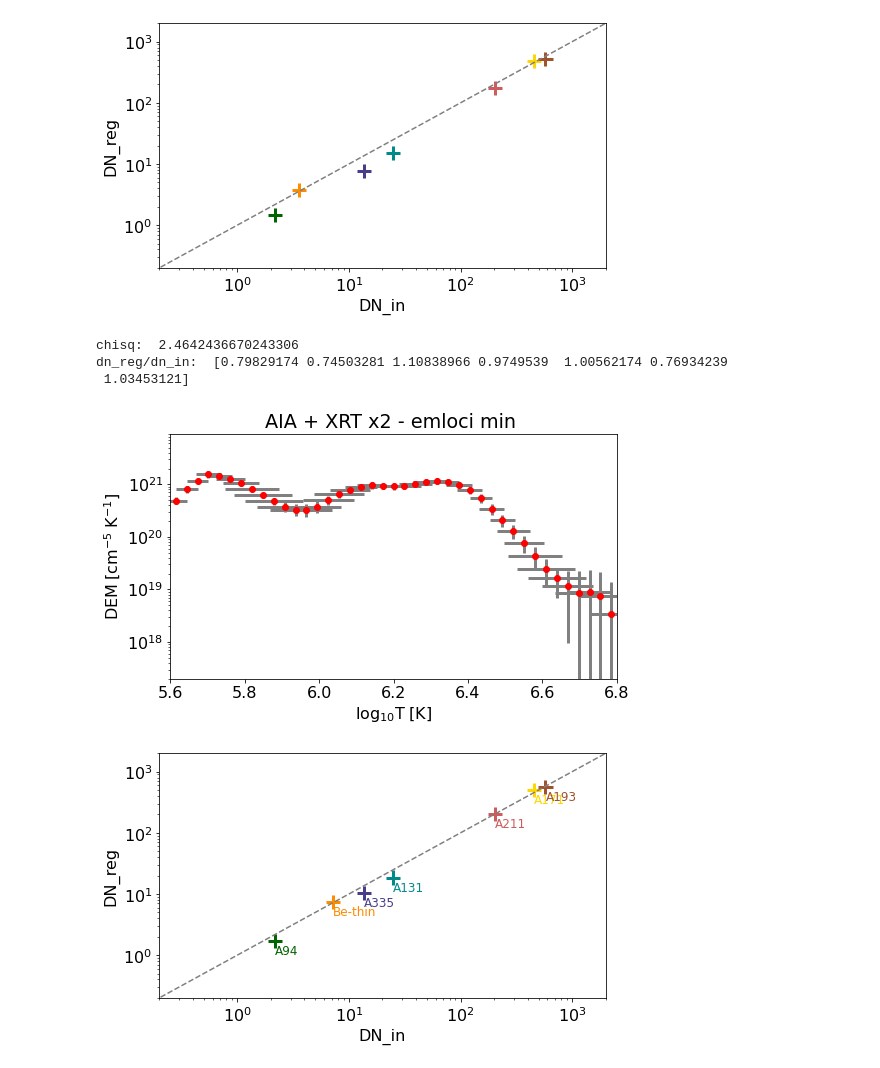
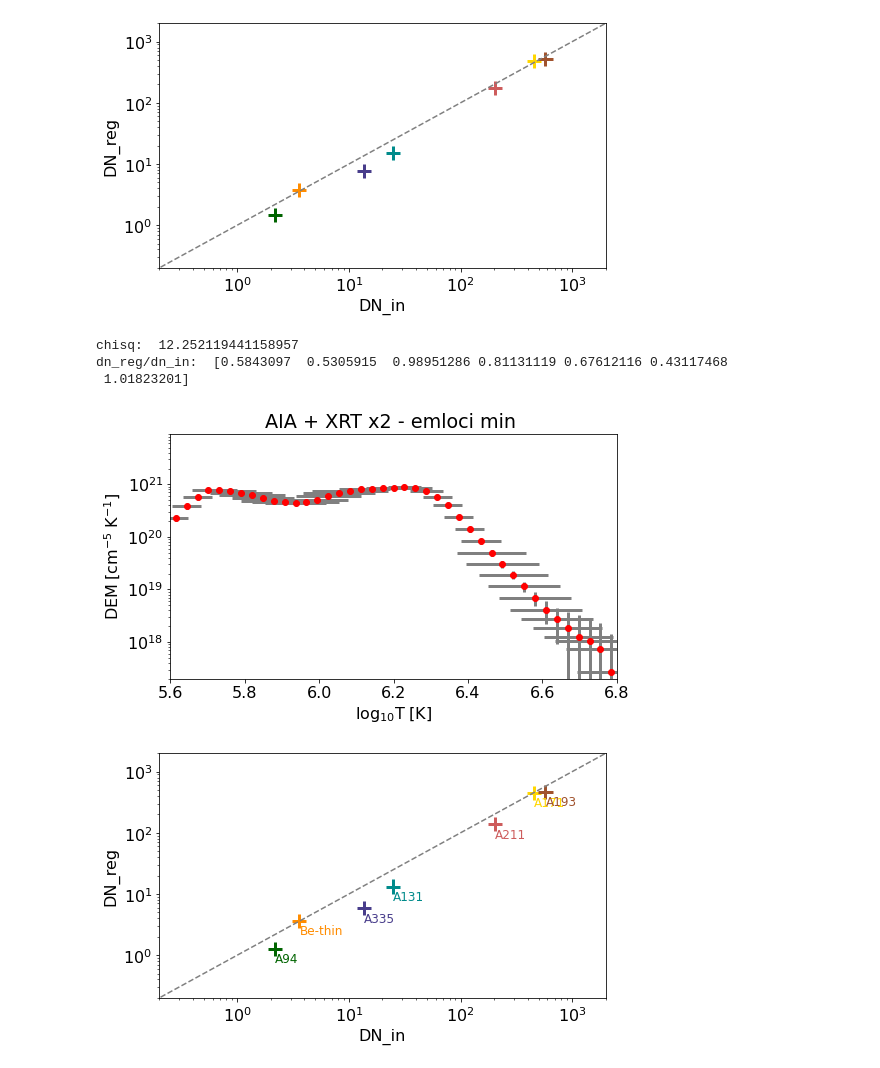
Before and after one commit to ianan/axn_example, a Jupyter notebook: ax_sep2020.ipynb, the cells around one changed output. Drawn from its saved outputs; the diff is of its cells as text; code cells hidden in the pictures.

```diff
--- a/axn_sep2020.ipynb
+++ b/ax_sep2020.ipynb
@@ -400,13 +397,19 @@ dn_reg/dn_in:  [0.68691167 0.61083995 1.06549675 0.90676558 0.84026065 0.5667795
 [figure]
 [figure]
 # %%
-#  Maybe the XRT value is too small due to the contamination spots?
-dn_in2=np.copy(dn_in)
-dn_in2[6]=dn_in2[6]*2.0
-edn_in2=0.1*np.copy(dn_in2)
+# Maybe the XRT value/response not correct?
+# Wright et al. 2017 and Schmelz et al. 2015 did this via factor x2-3 of the XRT temperature response
+# i.e. https://iopscience.iop.org/article/10.3847/1538-4357/aa7a59#apjaa7a59f8
+
+# In this form this does not seem to help
+# Maybe need to be better with the input uncertainties, as very weak signals here.
+
+trm2=np.copy(trmatrix)
+#  Multiply the XRT response by 2
+trm2[:,6]=trm2[:,6]*2.0
 
 #  Use the min of the EM loci as an intial weighting to L
-emloc=dn_in2/trmatrix
+emloc=dn_in/trm2
 emloc_int=np.zeros([len(dt),len(dn_in)])
 for i in np.arange(len(dn_in)):
     emloc_int[:,i]=10**(np.interp(mlogt,tresp_logt,np.log10(emloc[:,i])))/dt
@@ -418,39 +421,41 @@ for i in np.arange(len(dt)):
 emloc_int_min_smth=np.convolve(emloc_int_min[1:-1],np.ones(5)/5)[1:-1]
 
 dem,edem,elogt,chisq,dn_reg\
-    =dn2dem_pos(dn_in2,edn_in2,trmatrix,tresp_logt,temps,\
+    =dn2dem_pos(dn_in,edn_in,trm2,tresp_logt,temps,\
                 dem_norm0=emloc_int_min_smth/np.max(emloc_int_min_smth))
 
 print('chisq: ',chisq)
-print('dn_reg/dn_in: ',dn_reg/dn_in2)
+print('dn_reg/dn_in: ',dn_reg/dn_in)
 fig = plt.figure(figsize=(8, 4.5))
 plt.errorbar(mlogt,dem,xerr=elogt,yerr=edem,fmt='or',ecolor='gray', elinewidth=3, capsize=0)
 # plt.semilogy(mlogt,emloc_int_min_smth)
 plt.title('AIA + XRT x2 - emloci min ')
 plt.xlabel('$\mathrm{\log_{10}T\;[K]}$')
 plt.ylabel('$\mathrm{DEM\;[cm^{-5}\;K^{-1}]}$')
 plt.ylim([2e17,9e21])
 plt.xlim(np.log10([np.min(temps),np.max(temps)]))
 plt.rcParams.update({'font.size': 16})
 plt.yscale('log')
 plt.show()
 
 fig,ax = plt.subplots(figsize=(8, 4.5))
-plt.scatter(dn_in2,dn_reg,color=clrs,marker='+',s=200,lw=3)
+plt.scatter(dn_in,dn_reg,color=clrs,marker='+',s=200,lw=3)
 for i, lab in enumerate(chanax):
-    ax.annotate(lab, (dn_in2[i], 0.6*dn_reg[i]),color=clrs[i],fontsize=12)
+    ax.annotate(lab, (dn_in[i], 0.6*dn_reg[i]),color=clrs[i],fontsize=12)
 plt.plot([1e-1,1e4],[1e-1,1e4],color='grey',ls='dashed')
 plt.xlabel('DN_in')
 plt.ylabel('DN_reg')
 plt.ylim([2e-1,2e3])
 plt.xlim([2e-1,2e3])
 plt.rcParams.update({'font.size': 16})
 plt.yscale('log')
 plt.xscale('log')
 plt.show()
+
+# Seems to make things worse in this case ?!?!?!?
 # %% [output]
-chisq:  2.4642436670243306
-dn_reg/dn_in:  [0.79829174 0.74503281 1.10838966 0.9749539  1.00562174 0.76934239
- 1.03453121]
+chisq:  12.252119441158957
+dn_reg/dn_in:  [0.5843097  0.5305915  0.98951286 0.81131119 0.67612116 0.43117468
+ 1.01823201]
-[figure, old version]
+[figure, new version]
-[figure, old version]
+[figure, new version]
```
Also changed, not shown: parts of 6 cells of this notebook.
